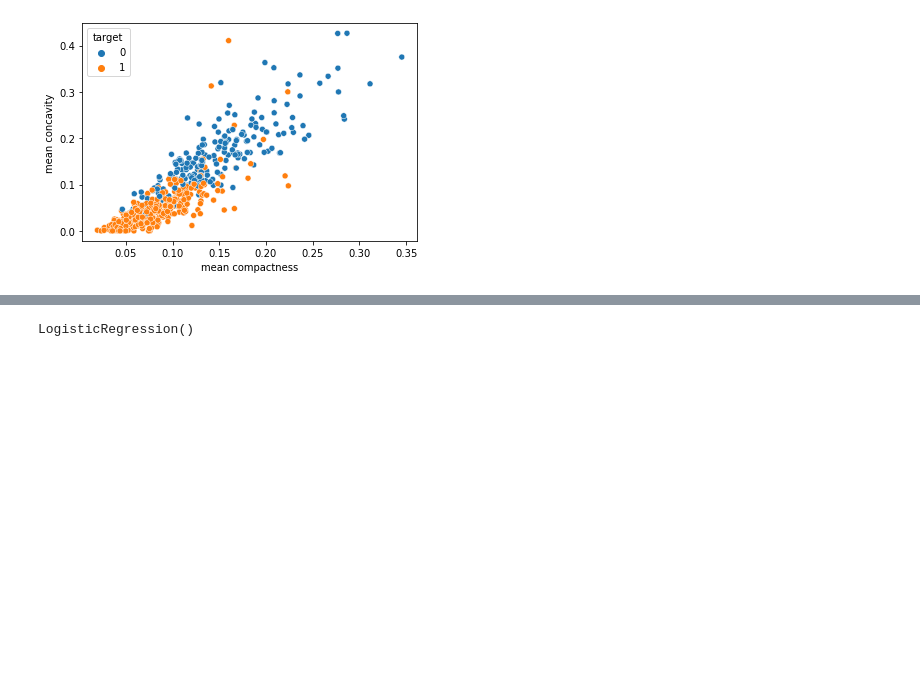
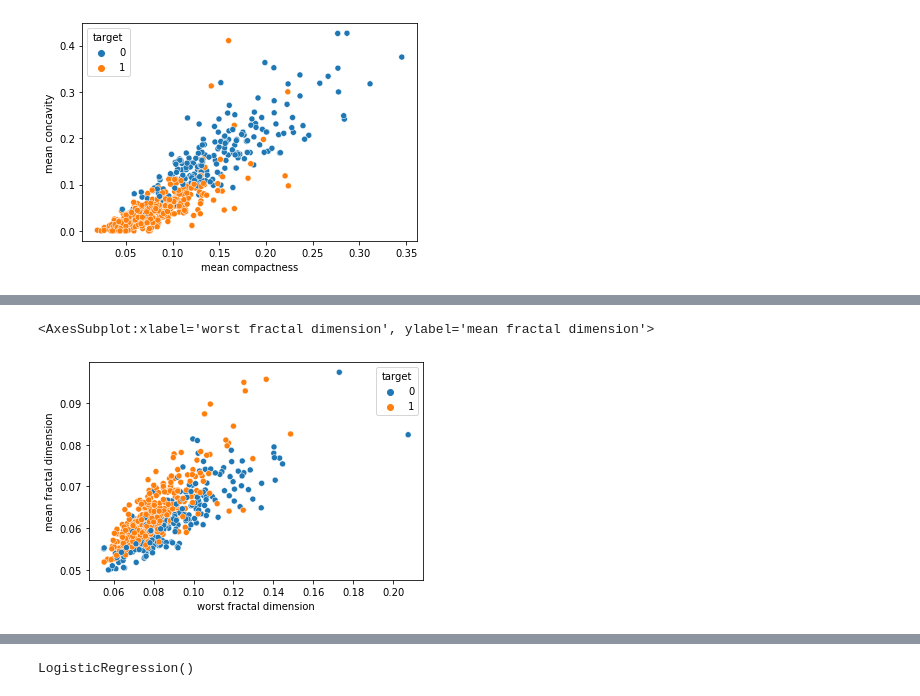
Before and after one commit to juliomaced0/Mentoria_Python_IA, a Jupyter notebook: Atividade-4/Atividade 4.ipynb, the cells around one changed output, grey strips where cells are left out. Cells and saved outputs as stored; diff of their text form; code cells hidden in the pictures; blank space fills up the shorter version.

```diff
--- a/Atividade-4/Atividade 4.ipynb
+++ b/Atividade-4/Atividade 4.ipynb
@@ -80,0 +100,5 @@ sns.scatterplot(x='mean compactness', y='mean concavity', hue='target', data=df)
+# %%
+sns.scatterplot(x='worst fractal dimension', y='mean fractal dimension', hue='target', data=df)
+# %% [output]
+<AxesSubplot:xlabel='worst fractal dimension', ylabel='mean fractal dimension'>
+[figure, added]
```
Also changed, not shown: parts of 42 cells of this notebook.
